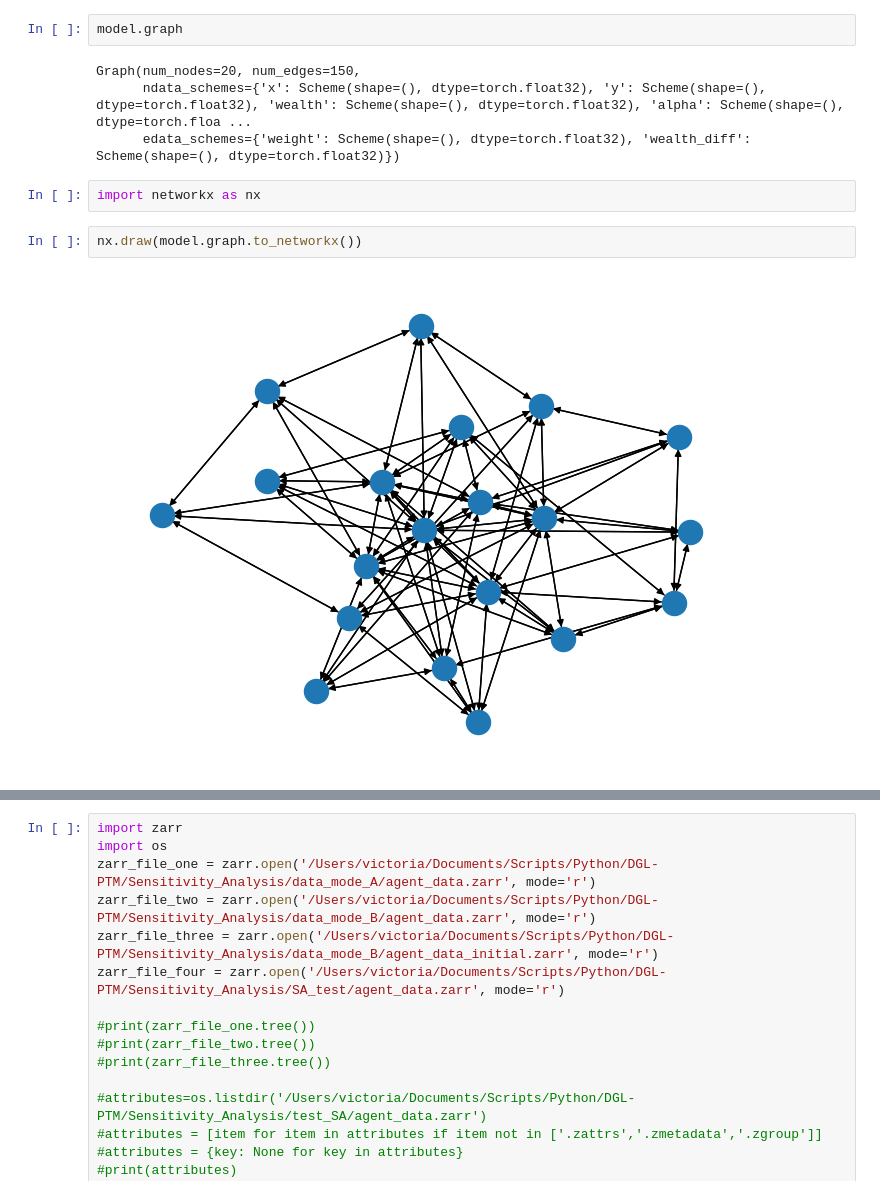
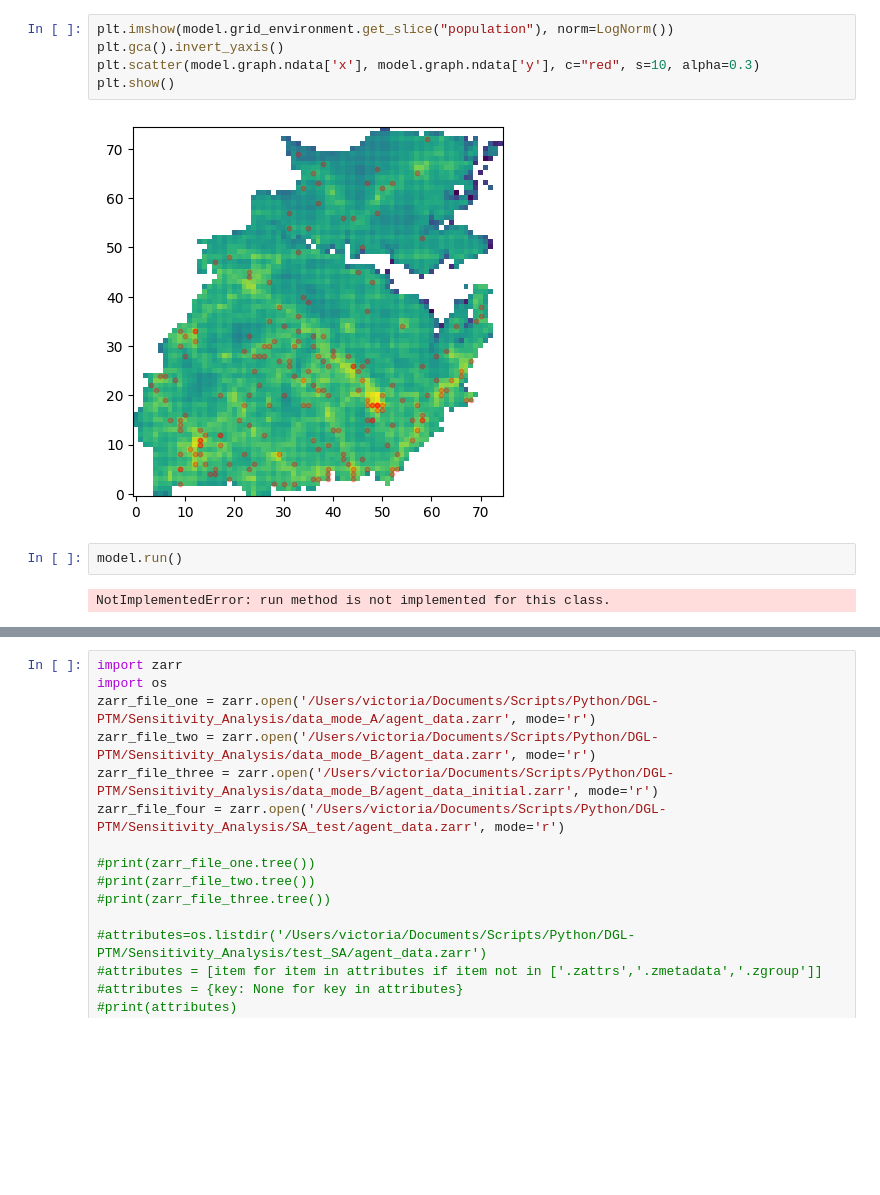
Before and after one commit to SDCCA/DGL-PTM, a Jupyter notebook: DGL_testing/misc_testing.ipynb, the cells around one changed output, grey strips where cells are left out. Drawn from its saved outputs; the diff is of its cells as text; blank space fills up the shorter version.

```diff
--- a/DGL_testing/misc_testing.ipynb
+++ b/DGL_testing/misc_testing.ipynb
@@ -85,12 +83,11 @@ KeyError: 'homophily_parameter'
+# %%
+plt.imshow(model.grid_environment.get_slice("population"), norm=LogNorm())
+plt.gca().invert_yaxis()
+plt.scatter(model.graph.ndata['x'], model.graph.ndata['y'], c="red", s=10, alpha=0.3)
+plt.show()
+# %% [output]
+[figure, added]
 # %%
-model.graph
+model.run()
 # %% [output]
-Graph(num_nodes=20, num_edges=150,
-      ndata_schemes={'x': Scheme(shape=(), dtype=torch.float32), 'y': Scheme(shape=(), dtype=torch.float32), 'wealth': Scheme(shape=(), dtype=torch.float32), 'alpha': Scheme(shape=(), dtype=torch.floa ...
-      edata_schemes={'weight': Scheme(shape=(), dtype=torch.float32), 'wealth_diff': Scheme(shape=(), dtype=torch.float32)})
+NotImplementedError: run method is not implemented for this class.
-# %%
-import networkx as nx
-# %%
-nx.draw(model.graph.to_networkx())
-# %% [output]
-[figure, removed]
```
Also changed, not shown: parts of 12 cells of this notebook, 7 other files.
